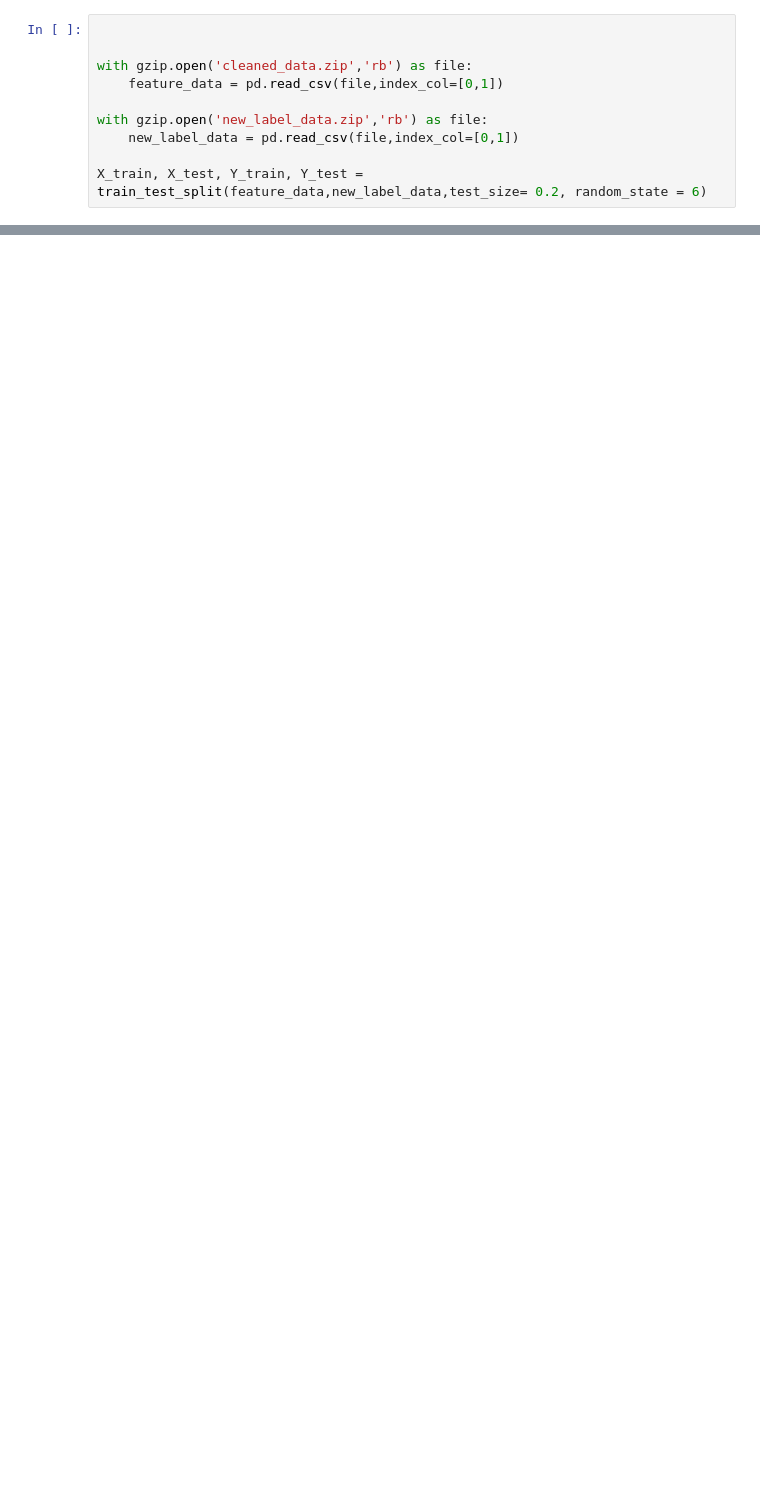
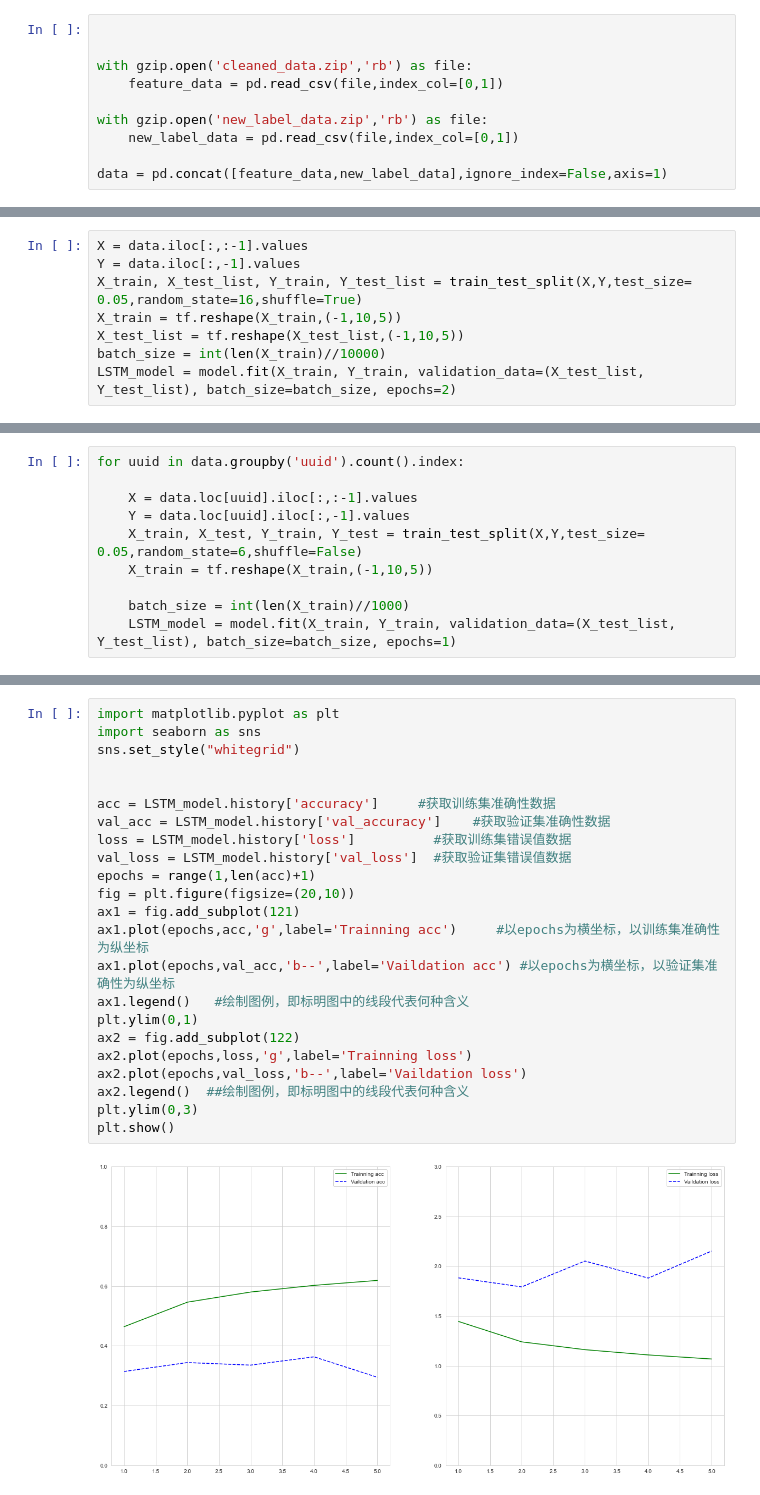
Before and after one commit to Vancelrsky/Four-Guys-DSGP, a Jupyter notebook: RNN.ipynb, the cells around one changed output, grey strips where cells are left out. Saved outputs shown, nothing was run; the diff lists cells and outputs as text; blank space fills up the shorter version.

```diff
--- a/RNN.ipynb
+++ b/RNN.ipynb
@@ -28,4 +14,4 @@ with gzip.open('cleaned_data.zip','rb') as file:
 with gzip.open('new_label_data.zip','rb') as file:
     new_label_data = pd.read_csv(file,index_col=[0,1])
 
-X_train, X_test, Y_train, Y_test = train_test_split(feature_data,new_label_data,test_size= 0.2, random_state = 6)
+data = pd.concat([feature_data,new_label_data],ignore_index=False,axis=1)
@@ -50,0 +76,8 @@ print(Y_test[:10], 'real number')
+# %%
+X = data.iloc[:,:-1].values
+Y = data.iloc[:,-1].values
+X_train, X_test_list, Y_train, Y_test_list = train_test_split(X,Y,test_size= 0.05,random_state=16,shuffle=True)
+X_train = tf.reshape(X_train,(-1,10,5))
+X_test_list = tf.reshape(X_test_list,(-1,10,5))
+batch_size = int(len(X_train)//10000)
+LSTM_model = model.fit(X_train, Y_train, validation_data=(X_test_list, Y_test_list), batch_size=batch_size, epochs=2)
@@ -50,0 +86,10 @@ print(Y_test[:10], 'real number')
+# %%
+for uuid in data.groupby('uuid').count().index:
+
+    X = data.loc[uuid].iloc[:,:-1].values
+    Y = data.loc[uuid].iloc[:,-1].values
+    X_train, X_test, Y_train, Y_test = train_test_split(X,Y,test_size= 0.05,random_state=6,shuffle=False)
+    X_train = tf.reshape(X_train,(-1,10,5))
+
+    batch_size = int(len(X_train)//1000)
+    LSTM_model = model.fit(X_train, Y_train, validation_data=(X_test_list, Y_test_list), batch_size=batch_size, epochs=1)
@@ -50,0 +99,25 @@ print(Y_test[:10], 'real number')
+# %%
+import matplotlib.pyplot as plt
+import seaborn as sns
+sns.set_style("whitegrid")
+
+
+acc = LSTM_model.history['accuracy']     #获取训练集准确性数据
+val_acc = LSTM_model.history['val_accuracy']    #获取验证集准确性数据
+loss = LSTM_model.history['loss']          #获取训练集错误值数据
+val_loss = LSTM_model.history['val_loss']  #获取验证集错误值数据
+epochs = range(1,len(acc)+1)
+fig = plt.figure(figsize=(20,10))
+ax1 = fig.add_subplot(121)
+ax1.plot(epochs,acc,'g',label='Trainning acc')     #以epochs为横坐标，以训练集准确性为纵坐标
+ax1.plot(epochs,val_acc,'b--',label='Vaildation acc') #以epochs为横坐标，以验证集准确性为纵坐标
+ax1.legend()   #绘制图例，即标明图中的线段代表何种含义
+plt.ylim(0,1)
+ax2 = fig.add_subplot(122)
+ax2.plot(epochs,loss,'g',label='Trainning loss')
+ax2.plot(epochs,val_loss,'b--',label='Vaildation loss')
+ax2.legend()  ##绘制图例，即标明图中的线段代表何种含义
+plt.ylim(0,3)
+plt.show()
+# %% [output]
+[figure, added]
```
Also changed, not shown: parts of 10 cells of this notebook, 12 other files.
